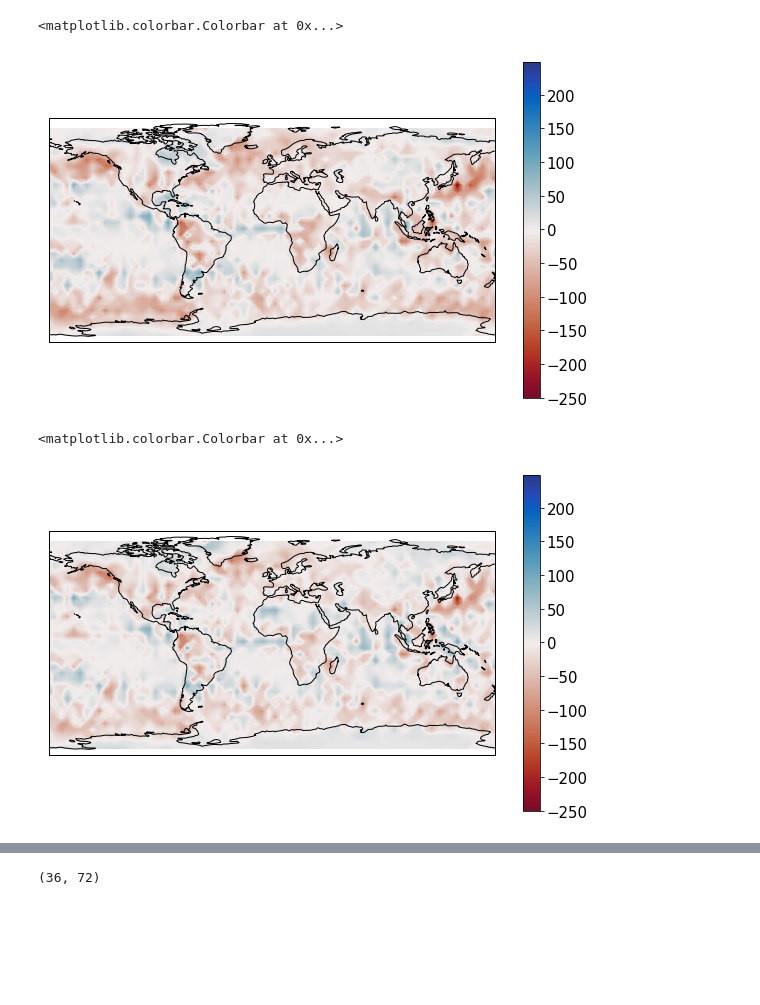
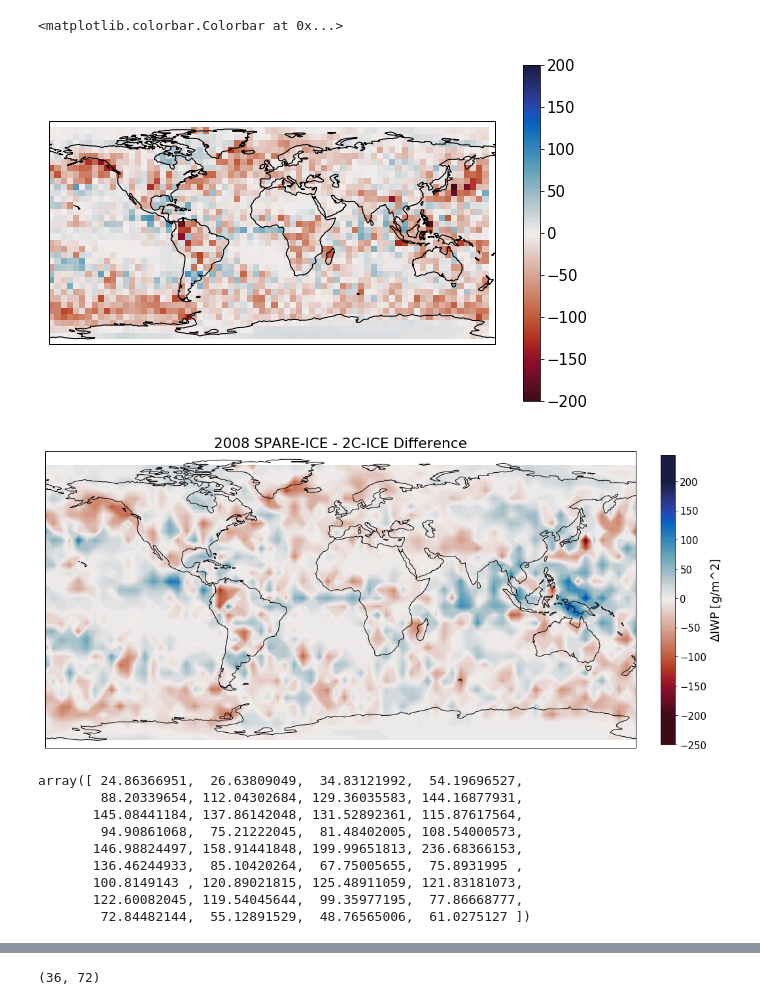
Before and after one commit to JohnMrziglod/spareice, a Jupyter notebook: SPARE-ICE.ipynb, the cells around one changed output, grey strips where cells are left out. Drawn from its saved outputs; the diff is of its cells as text; code cells hidden in the pictures; blank space fills up the shorter version.

```diff
--- a/SPARE-ICE.ipynb
+++ b/SPARE-ICE.ipynb
@@ -29,7 +29,8 @@ agridded = (aweights * aspareice.IWP_mean).sum("time").values
 # %%
 tspareice = xr.open_dataset("data/typhon_SPARE-ICE_2008.nc")
 tspareice.load()
-tgridded = (tspareice.IWP_number * tspareice.IWP_mean / tspareice.IWP_number.sum("time")).sum("time").values
+#tgridded = (tspareice.IWP_number * tspareice.IWP_mean / tspareice.IWP_number.sum("time")).sum("time").values
+tgridded = tspareice["__xarray_dataarray_variable__"]
 # %%
 wmap = worldmap(aspareice.lat, aspareice.lon, agridded, cmap="density", draw_coastlines=True, vmax=640)
 plt.colorbar(wmap)
@@ -52,17 +53,34 @@ plt.colorbar(wmap)
 # %%
 wmap = worldmap(cpr.lat, cpr.lon, agridded-cpr["2C-ICE_mean"],
-                cmap="difference_r", draw_coastlines=True, vmin=-300, vmax=300, levels=list(range(-250, 250)))
+                cmap="difference_r", draw_coastlines=True, vmin=-200, vmax=200)
 plt.colorbar(wmap)
 # %% [output]
 <matplotlib.colorbar.Colorbar at 0x...>
-[figure, old version]
+[figure, new version]
 # %%
-wmap = worldmap(cpr.lat, cpr.lon, tgridded-cpr["2C-ICE_mean"],
-                cmap="difference_r", draw_coastlines=True, vmin=-300, vmax=300, levels=list(range(-250, 250)))
-plt.colorbar(wmap)
+fig = plt.figure(figsize=(15, 10))
+wmap = worldmap(
+    cpr.lat, cpr.lon, tgridded-cpr["2C-ICE_mean"],
+    cmap="difference_r", draw_coastlines=True, interpolation=True, vmin=-200, vmax=200, levels=np.arange(-250, 250, 5)
+)
+ax = plt.gca()
+fig.colorbar(wmap, label="$\Delta$IWP [g/m^2]", fraction=0.023, pad=0.04)
+ax.set_title("2008 SPARE-ICE - 2C-ICE Difference")
+fig.tight_layout()
 # %% [output]
-<matplotlib.colorbar.Colorbar at 0x...>
-[figure, old version]
+[figure, new version]
+# %%
+agridded.mean(axis=1)
+# %% [output]
+array([ 24.86366951,  26.63809049,  34.83121992,  54.19696527,
+        88.20339654, 112.04302684, 129.36035583, 144.16877931,
+       145.08441184, 137.86142048, 131.52892361, 115.87617564,
+        94.90861068,  75.21222045,  81.48402005, 108.54000573,
+       146.98824497, 158.91441848, 199.99651813, 236.68366153,
+       136.46244933,  85.10420264,  67.75005655,  75.8931995 ,
+       100.8149143 , 120.89021815, 125.48911059, 121.83181073,
+       122.60082045, 119.54045644,  99.35977195,  77.86668777,
+        72.84482144,  55.12891529,  48.76565006,  61.0275127 ])
 # %%
 fig, ax = plt.subplots(figsize=(15, 10))
 
```
Also changed, not shown: parts of 5 cells of this notebook, 25 other files.
